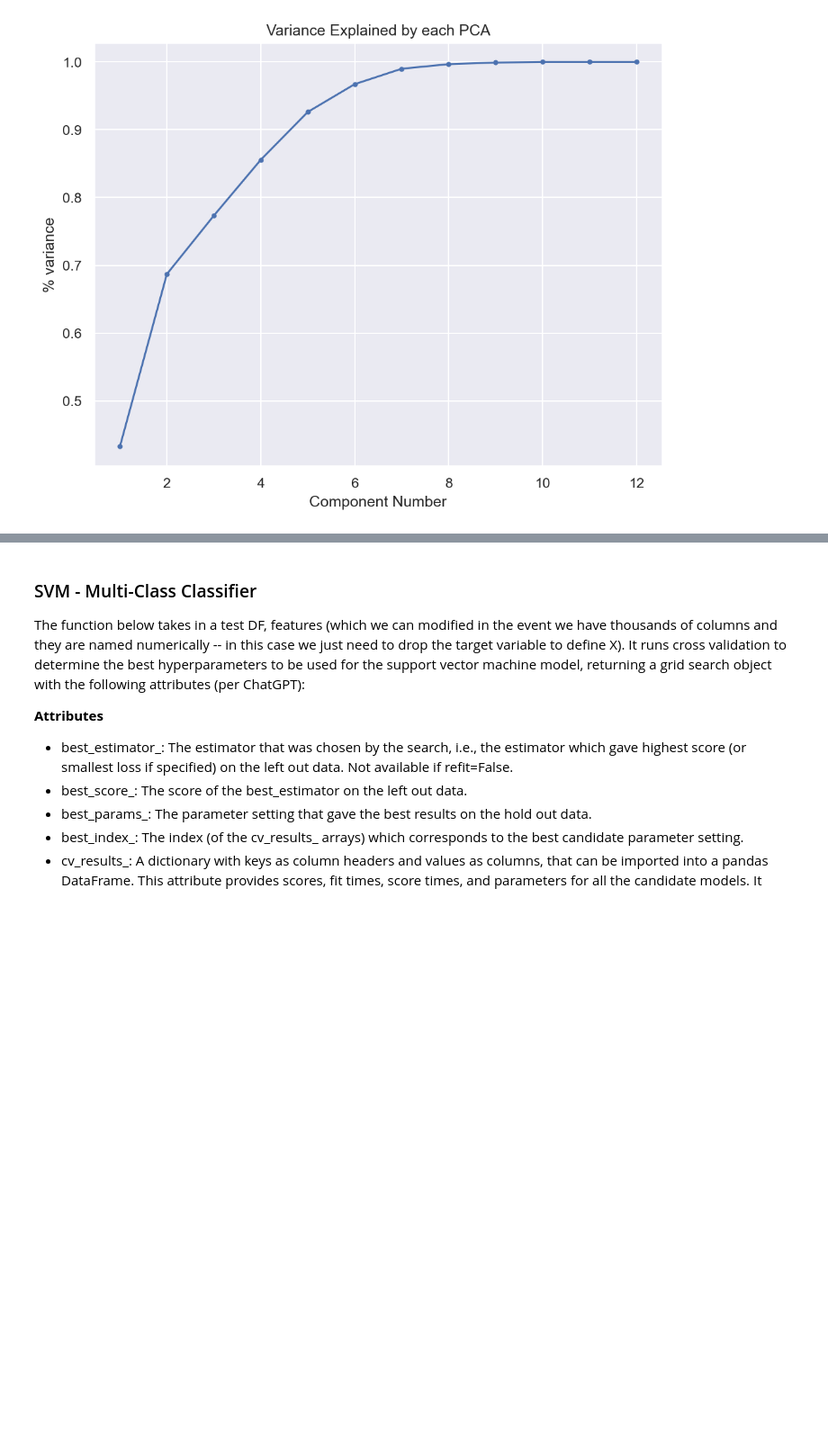
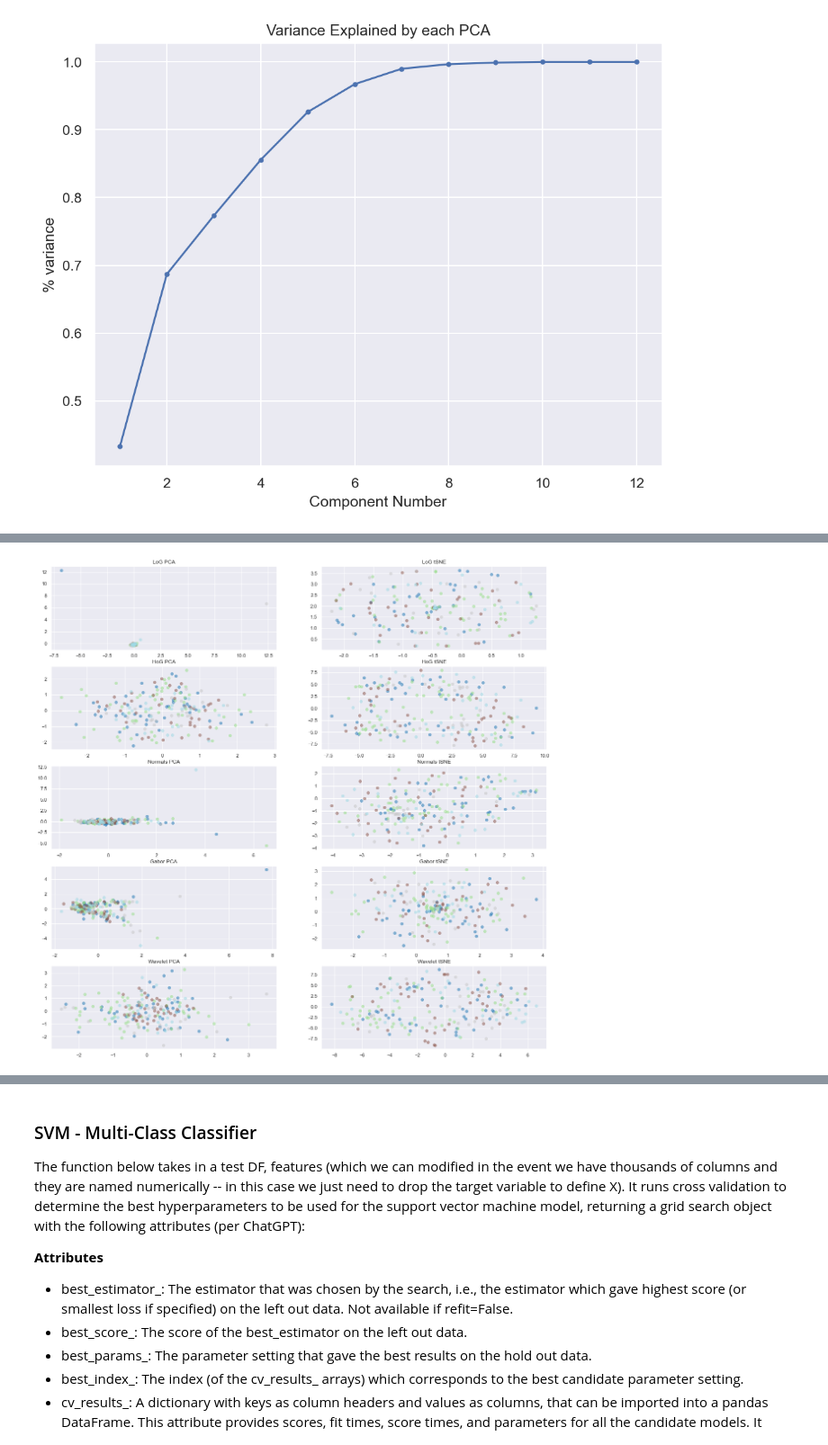
Before and after one commit to elliswmartin/fabric, a Jupyter notebook: pipeline.ipynb, the cells around one changed output, grey strips where cells are left out. Shown: that part at 90% size. Drawn from its saved outputs; the diff is of its cells as text; code cells hidden in the pictures; blank space fills up the shorter version.

```diff
--- a/pipeline.ipynb
+++ b/pipeline.ipynb
@@ -259,7 +268,7 @@ def extract_wavelet_features(image_array, wavelet='haar', level=1, scalar=True):
         return feature_scalar_ls
     else:
         # return wavelet coefficients as a flattened feature vector
-        feature_vector = np.concatenate([c.flatten() for c in coeffs])
+        feature_vector = np.concatenate([np.array(c).flatten() for c in coeffs])
         return feature_vector
 # %% [markdown]
 In essence, each image needs to be represented as a feature vector. In the D200 example, the photos of the clothing items were in grayscale and then normalized and then reshaped using `train_images_vectors = np.reshape(train_images, (len(train_images), -1))` where train images is an array of n 28 x 28 training images (i.e. train_images.shape = (n, 28, 28)). After each image is reshaped, the vector is 1 x 784 (i.e. 28 x 28).
@@ -485,0 +653,41 @@ plt.show()
+# %%
+# dimensionality reduction
+X_log_pca, X_hog_pca, X_normals_pca, X_gabor_pca, X_wavelet_pca = get_PCA([log_features, hog_features, normals_features, gabor_features, wavelet_features], n_components=10)[-1]
+X_log_tsne, X_hog_tsne, X_normals_tsne, X_gabor_tsne, X_wavelet_tsne = get_tsne([log_features, hog_features, normals_features, gabor_features, wavelet_features], n_components=2)
+# %%
+def plot_classes(X, label, ax, title):
+  label_encoder = LabelEncoder()
+  y = label_encoder.fit_transform(label)
+
+  # color code each cluster (fabrics label (5))
+  colormap = plt.cm.tab20
+  colorst = [colormap(i) for i in np.linspace(0, 1.0, len(np.unique(y)))]
+
+  # project the features into 2 dimensions
+  for k in range(len(np.unique(y))):
+    ax.scatter(X[y==k, 0], X[y==k, 1], alpha=0.5, facecolors=colorst[k])
+
+  ax.set_title(title)
+# %%
+# plot results
+labels = label_imgs[:200]
+fig, ax = plt.subplots(nrows=5, ncols=2, figsize=(20,20))
+
+# y is the class labels (fabric=denim, wool, polyester, blended, )
+plot_classes( X_log_pca, labels, ax[0,0], title='LoG PCA')
+plot_classes(X_log_tsne, labels, ax[0,1], title='LoG tSNE')
+
+plot_classes( X_hog_pca, labels, ax[1,0], title='HoG PCA')
+plot_classes(X_hog_tsne, labels, ax[1,1], title='HoG tSNE')
+
+plot_classes( X_normals_pca, labels, ax[2,0], title='Normals PCA')
+plot_classes(X_normals_tsne, labels, ax[2,1], title='Normals tSNE')
+
+plot_classes( X_gabor_pca, labels, ax[3,0], title='Gabor PCA')
+plot_classes(X_gabor_tsne, labels, ax[3,1], title='Gabor tSNE')
+
+plot_classes( X_wavelet_pca, labels, ax[4,0], title='Wavelet PCA')
+plot_classes(X_wavelet_tsne, labels, ax[4,1], title='Wavelet tSNE')
+plt.show()
+# %% [output]
+[figure, added]
```
Also changed, not shown: parts of 18 cells of this notebook.
